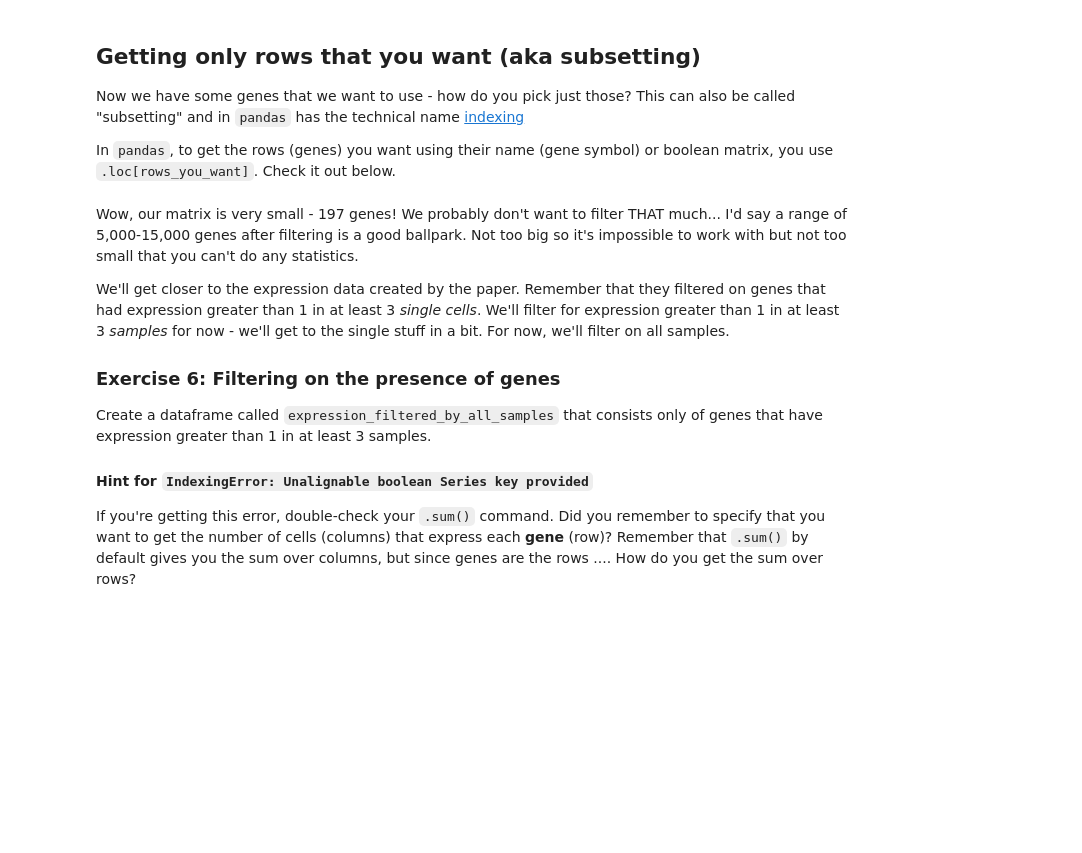
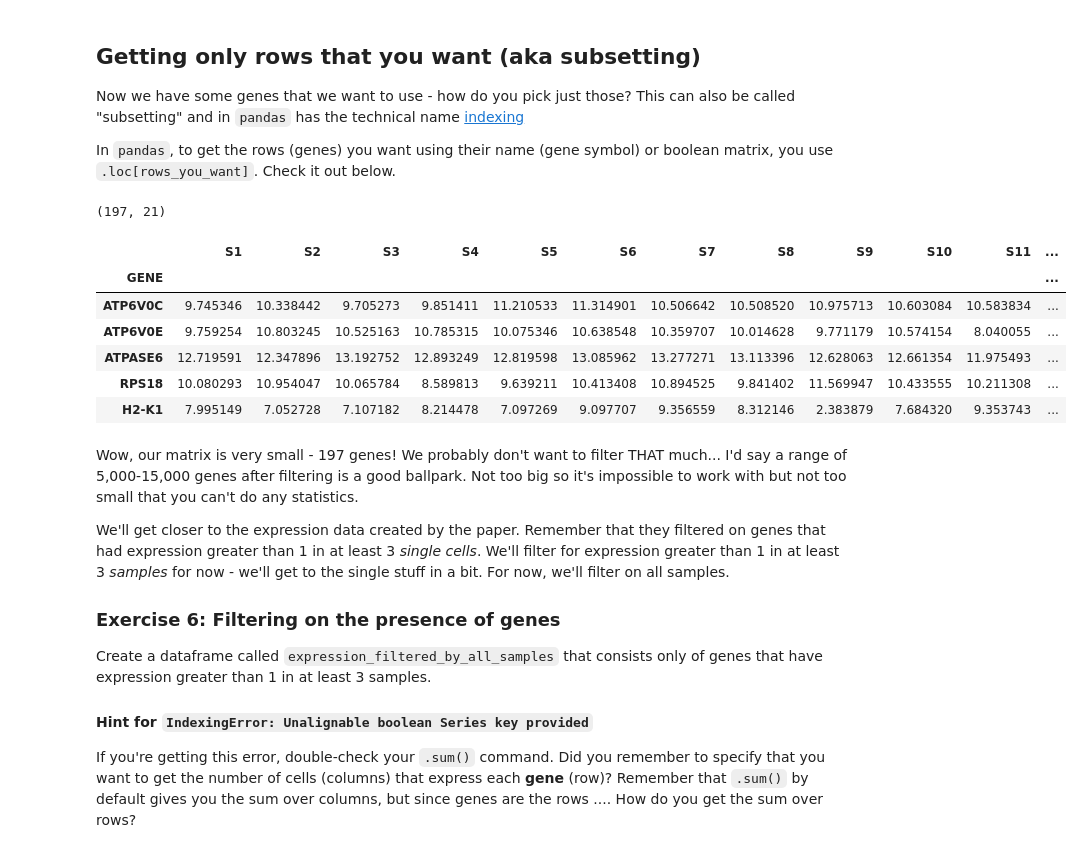
Before and after one commit to haematologic/single-cell-bioinformatics, a Jupyter notebook: notebooks/1.2_Downloading_public_data_Shalek2013.ipynb, the cells around one changed output. Saved outputs shown, nothing was run; the diff lists cells and outputs as text; code cells hidden in the pictures; blank space fills up the shorter version.

```diff
--- a/notebooks/1.2_Downloading_public_data_Shalek2013.ipynb
+++ b/notebooks/1.2_Downloading_public_data_Shalek2013.ipynb
@@ -299,7 +565,16 @@ In `pandas`, to get the rows (genes) you want using their name (gene symbol) or
 # %%
 expression_filtered = expression_logged.loc[genes_of_interest]
 print(expression_filtered.shape)  # shows (nrows, ncols) - like in manhattan you do the Street then the Avenue
-expression_filtered.head()mc
+expression_filtered.head()
+# %% [output]
+(197, 21)
+|  | S1 | S2 | S3 | S4 | S5 | S6 | S7 | S8 | S9 | S10 | S11 | ... |
+| GENE |  |  |  |  |  |  |  |  |  |  |  | ... |
+| ATP6V0C | 9.745346 | 10.338442 | 9.705273 | 9.851411 | 11.210533 | 11.314901 | 10.506642 | 10.508520 | 10.975713 | 10.603084 | 10.583834 | ... |
+| ATP6V0E | 9.759254 | 10.803245 | 10.525163 | 10.785315 | 10.075346 | 10.638548 | 10.359707 | 10.014628 | 9.771179 | 10.574154 | 8.040055 | ... |
+| ATPASE6 | 12.719591 | 12.347896 | 13.192752 | 12.893249 | 12.819598 | 13.085962 | 13.277271 | 13.113396 | 12.628063 | 12.661354 | 11.975493 | ... |
+| RPS18 | 10.080293 | 10.954047 | 10.065784 | 8.589813 | 9.639211 | 10.413408 | 10.894525 | 9.841402 | 11.569947 | 10.433555 | 10.211308 | ... |
+| H2-K1 | 7.995149 | 7.052728 | 7.107182 | 8.214478 | 7.097269 | 9.097707 | 9.356559 | 8.312146 | 2.383879 | 7.684320 | 9.353743 | ... |
 # %% [markdown]
 Wow, our matrix is very small - 197 genes! We probably don't want to filter THAT much... I'd say a range of 5,000-15,000 genes after filtering is a good ballpark. Not too big so it's impossible to work with but not too small that you can't do any statistics.
 
```
Also changed, not shown: parts of 26 cells of this notebook, 14 other files.
